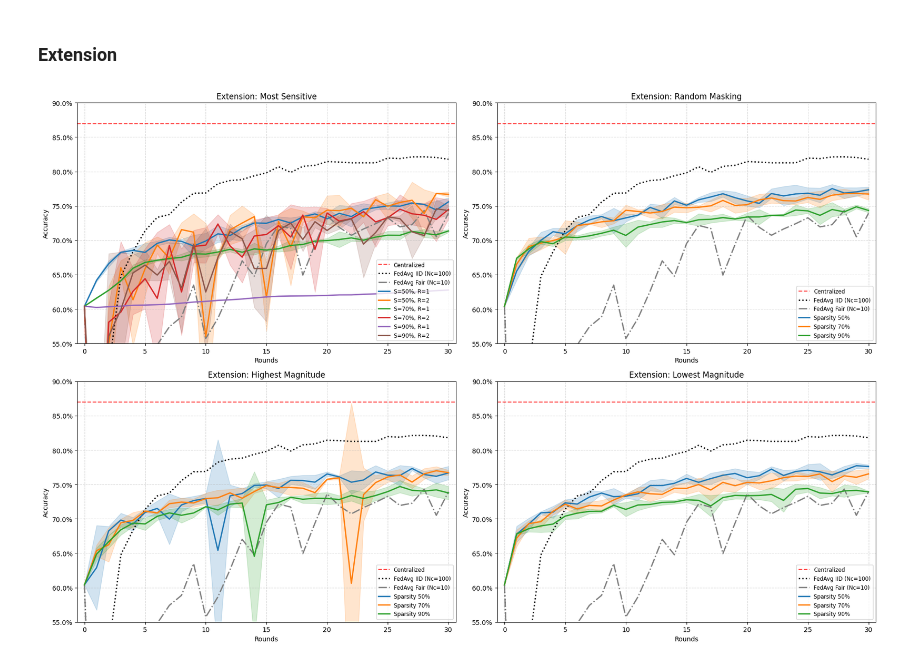
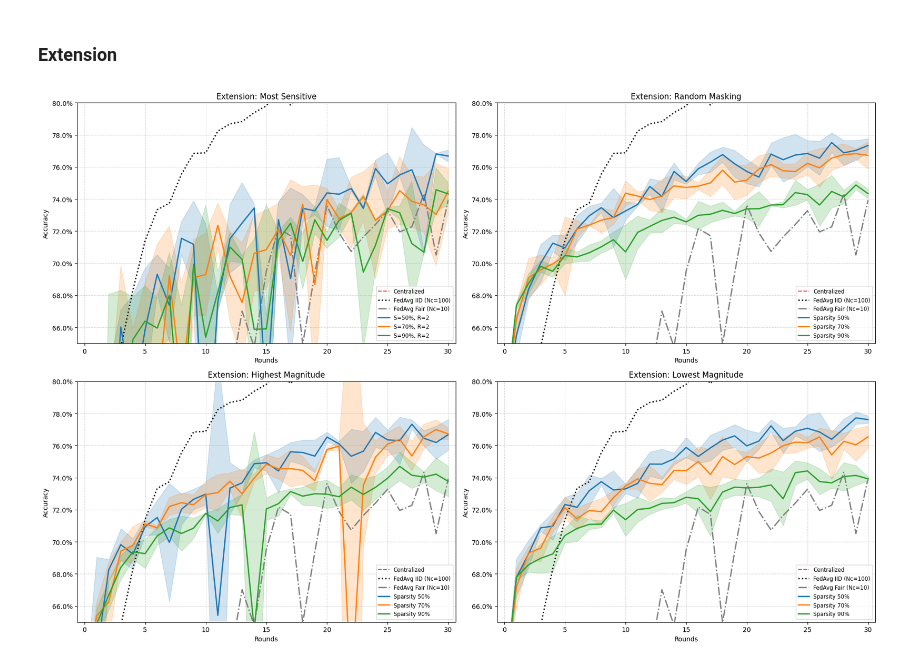
Before and after one commit to erikscolaro/FL-task-arithmetic, a Jupyter notebook: notebooks/plots.ipynb, the cells around one changed output. Saved outputs shown, nothing was run; the diff lists cells and outputs as text; code cells hidden in the pictures.

Commit message:
PLOTS

```diff
--- a/notebooks/plots.ipynb
+++ b/notebooks/plots.ipynb
@@ -482,22 +462,22 @@ CENTRALIZED_ACC = 0.8697
 # Note: Inconsistencies in naming (e.g., 'V2-' prefix) are handled here.
 ta_groups = {
     50: {
-        1: "V2-task-arithmetic-s50-r1-V2",
-        2: "V2-task-arithmetic-s50-r2-V2",
-        4: "task-arithmetic-s50-r4-V2",
-        8: "task-arithmetic-s50-r8-V2",
+        1: "task-arithmetic-s50-r1-FIX-MASK",
+        2: "task-arithmetic-s50-r2-FIX-MASK",
+        4: "task-arithmetic-s50-r4-FIX-MASK",
+        8: "task-arithmetic-s50-r8-FIX-MASK",
     },
     70: {
-        1: "task-arithmetic-s70-r1-V2",
-        2: "task-arithmetic-s70-r2",
-        4: "task-arithmetic-s70-r4-V2",
-        8: "task-arithmetic-s70-r8-V2",
+        1: "task-arithmetic-s70-r1-FIX-MASK",
+        2: "task-arithmetic-s70-r2-FIX-MASK",
+        4: "task-arithmetic-s70-r4-FIX-MASK",
+        8: "task-arithmetic-s70-r8-FIX-MASK",
     },
     90: {
-        1: "task-arithmetic-s90-r1-V2",
-        2: "task-arithmetic-s90-r2-V2",
-        4: "task-arithmetic-s90-r4-V2",
-        8: "task-arithmetic-s90-r8-V2",
+        1: "task-arithmetic-s90-r1-FIX-MASK",
+        2: "task-arithmetic-s90-r2-FIX-MASK",
+        4: "task-arithmetic-s90-r4-FIX-MASK",
+        8: "task-arithmetic-s90-r8-FIX-MASK",
     },
 }
 
@@ -930,38 +910,35 @@ random_configs = {
 # 2. Lowest Magnitude (Sparsity 50, 70, 90)
 low_mag_configs = {
     "Sparsity 50%": "lowest-magnitude-s50",
     "Sparsity 70%": "lowest-magnitude-s70",
     "Sparsity 90%": "lowest-magnitude-s90",
 }
 
 # 3. Highest Magnitude (Sparsity 50, 70, 90)
 high_mag_configs = {
     "Sparsity 50%": "highest-magnitude-s50",
     "Sparsity 70%": "highest-magnitude-s70",
     "Sparsity 90%": "highest-magnitude-s90",
 }
 
 # 4. Most Sensitive (Sparsity 50/70/90 x Rounds 1/2)
 # Note: Base names derived from config patterns (e.g., most-sensitive-s50-r1)
 most_sens_configs = {
-    "S=50%, R=1": "most-sensitive-s50-r1",
     "S=50%, R=2": "most-sensitive-s50-r2-FIX-MASK",
-    "S=70%, R=1": "most-sensitive-s70-r1",
     "S=70%, R=2": "most-sensitive-s70-r2-FIX-MASK",
-    "S=90%, R=1": "most-sensitive-s90-r1",
     "S=90%, R=2": "most-sensitive-s90-r2-FIX-MASK",
 }
 
 # --- Generate Plots ---
 fig, axes = plt.subplots(2, 2, figsize=(width_px / dpi, height_px / dpi), dpi=dpi)
 
-plot_extension("Random Masking", random_configs, axes[0, 1], ylim=(0.55, 0.9))
-plot_extension("Lowest Magnitude", low_mag_configs, axes[1, 1], ylim=(0.55, 0.9))
-plot_extension("Most Sensitive", most_sens_configs, axes[0, 0], ylim=(0.55, 0.9))
-plot_extension("Highest Magnitude", high_mag_configs, axes[1, 0], ylim=(0.55, 0.9))
+plot_extension("Random Masking", random_configs, axes[0, 1], ylim=(0.65, 0.8))
+plot_extension("Lowest Magnitude", low_mag_configs, axes[1, 1], ylim=(0.65, 0.8))
+plot_extension("Most Sensitive", most_sens_configs, axes[0, 0], ylim=(0.65, 0.8))
+plot_extension("Highest Magnitude", high_mag_configs, axes[1, 0], ylim=(0.65, 0.8))
 
 plt.tight_layout()
 plt.savefig("../report/images/extensions_comparison.png", dpi=300, bbox_inches="tight")
 plt.show()
 # %% [output]
-[figure, old version]
+[figure, new version]
```
Also changed, not shown: parts of 4 cells of this notebook, 2 other files.
